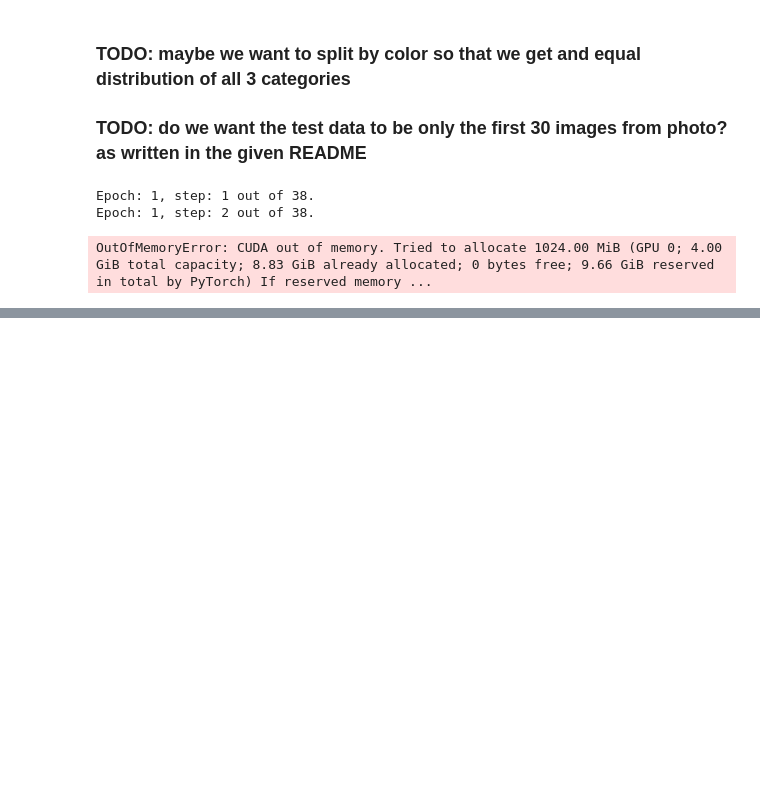
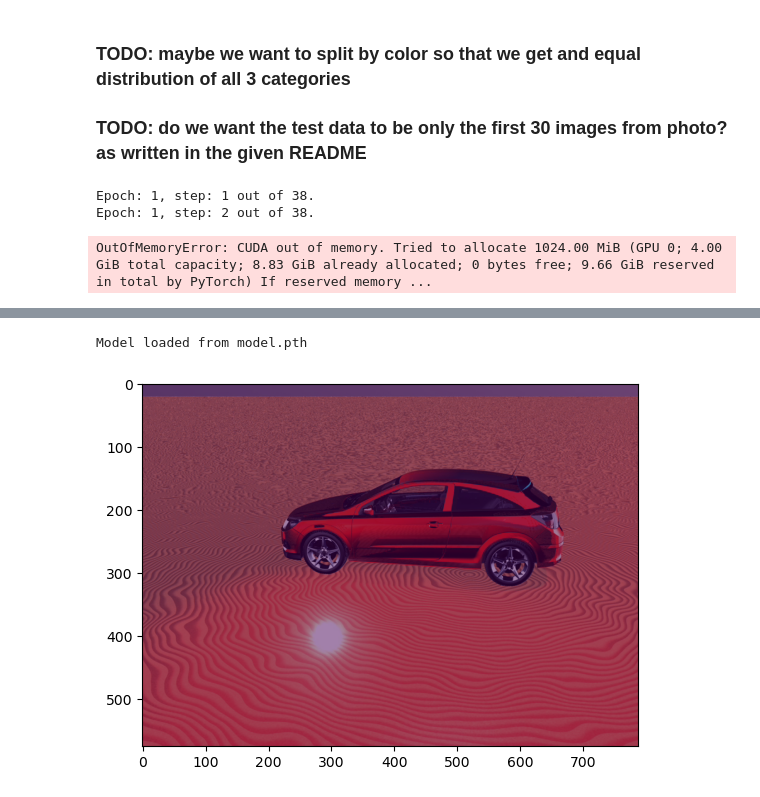
Before and after one commit to Toni751/Deep-Learning-Car-Segmentation, a Jupyter notebook: Car Image Segmentation - Project.ipynb, the cells around one changed output, grey strips where cells are left out. Drawn from its saved outputs; the diff is of its cells as text; code cells hidden in the pictures; blank space fills up the shorter version.

Commit message:
Added saving of the model and being able to import it and use it for predictions

```diff
--- a/Car Image Segmentation - Project.ipynb
+++ b/Car Image Segmentation - Project.ipynb
@@ -396,27 +385,48 @@ OutOfMemoryError: CUDA out of memory. Tried to allocate 1024.00 MiB (GPU 0; 4.00
 # %%
-# epochs = 10  # Adjust the number of epochs based on your dataset and model convergence
-# batch_size = 16  # Adjust the batch size based on your available memory
+#Here you can try seeing how images are predicted by defining the path, the model is saved as model.pth
+import torchvision.transforms as transforms
+from PIL import Image
 
+def predict_image(model, image_path):
+    # Load and preprocess the input image
+    input_image = Image.open(image_path).convert('RGB')
+    transform = transforms.Compose([
 
-# def schedule(epoch, lr):
-#     if epoch < 5:
-#         return 0.01
-#     else:
-#         return 0.01 * tf.math.exp(0.1 * (5 - epoch))
+        transforms.ToTensor()
+    ])
+    input_tensor = transform(input_image)
+    input_batch = input_tensor.unsqueeze(0)  # Add batch dimension
 
-# lr_scheduler = LearningRateScheduler(schedule)
+    # Move the input tensor to the device used during training
+    device = torch.device('cuda' if torch.cuda.is_available() else 'cpu')
+    input_batch = input_batch.to(device)
 
-# history = model.fit(
-#     X_train, y_train,
-#     epochs=epochs,
-#     batch_size=batch_size,
-#     validation_data=(X_val, y_val),
-#     callbacks=[lr_scheduler]
-# )
+    # Make the prediction
+    with torch.no_grad():
+        model.eval()
+        output = model(input_batch)
 
-# evaluation = model.evaluate(X_test, y_test)
-# print("Test Loss:", evaluation[0])
-# print("Test Accuracy:", evaluation[1])
+    # Convert the output to probabilities and then binary predictions
+    probabilities = torch.sigmoid(output)
+    predictions = (probabilities > 0.5).float()
+
+    return predictions.cpu().numpy().squeeze()
+
+# Example usage
+loaded_model = UNet()
+loaded_optimizer = optim.Adam(loaded_model.parameters(), lr=1e-5, weight_decay=1e-4)
+loaded_model, loaded_optimizer, _, _, _ = load_model(loaded_model, loaded_optimizer, 'model.pth')
+image_path_try= '0010.png'
+image_path_to_predict = IMAGES_FOLDER + ORANGE_CAR_FOLDER + NO_SEGMENTATION_FOLDER +image_path_try
+
+predicted_mask = predict_image(loaded_model, image_path_to_predict)
+# Visualize the original image and the predicted mask
+plt.imshow(Image.open(image_path_to_predict).convert('RGB'))
+plt.imshow(predicted_mask, alpha=0.5, cmap='viridis')
+plt.show()
+# %% [output]
+Model loaded from model.pth
+[figure, added]
 # %%
 # model.save('trained_model.h5')
 # %%
```
Also changed, not shown: parts of 5 cells of this notebook, 2 other files.
